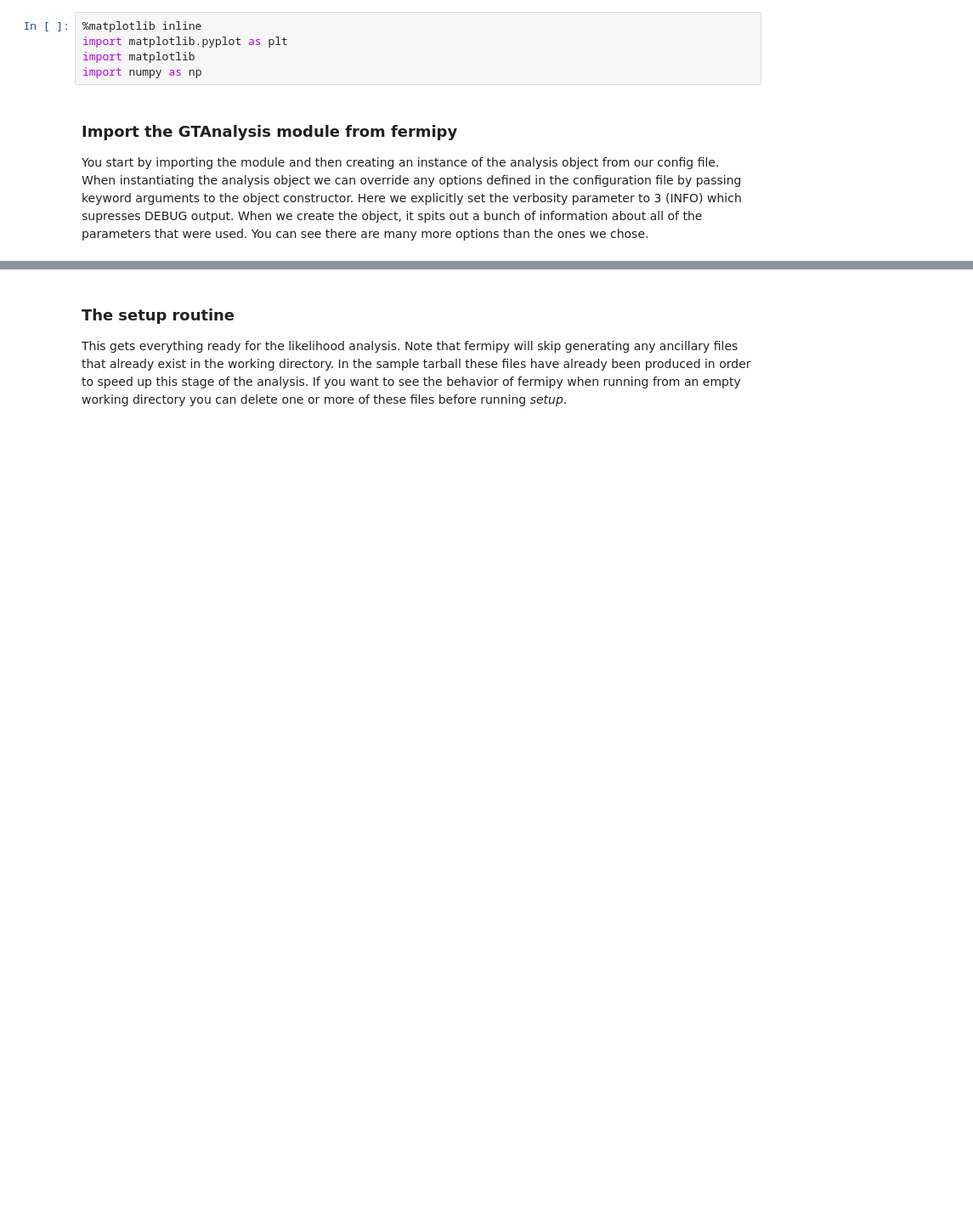
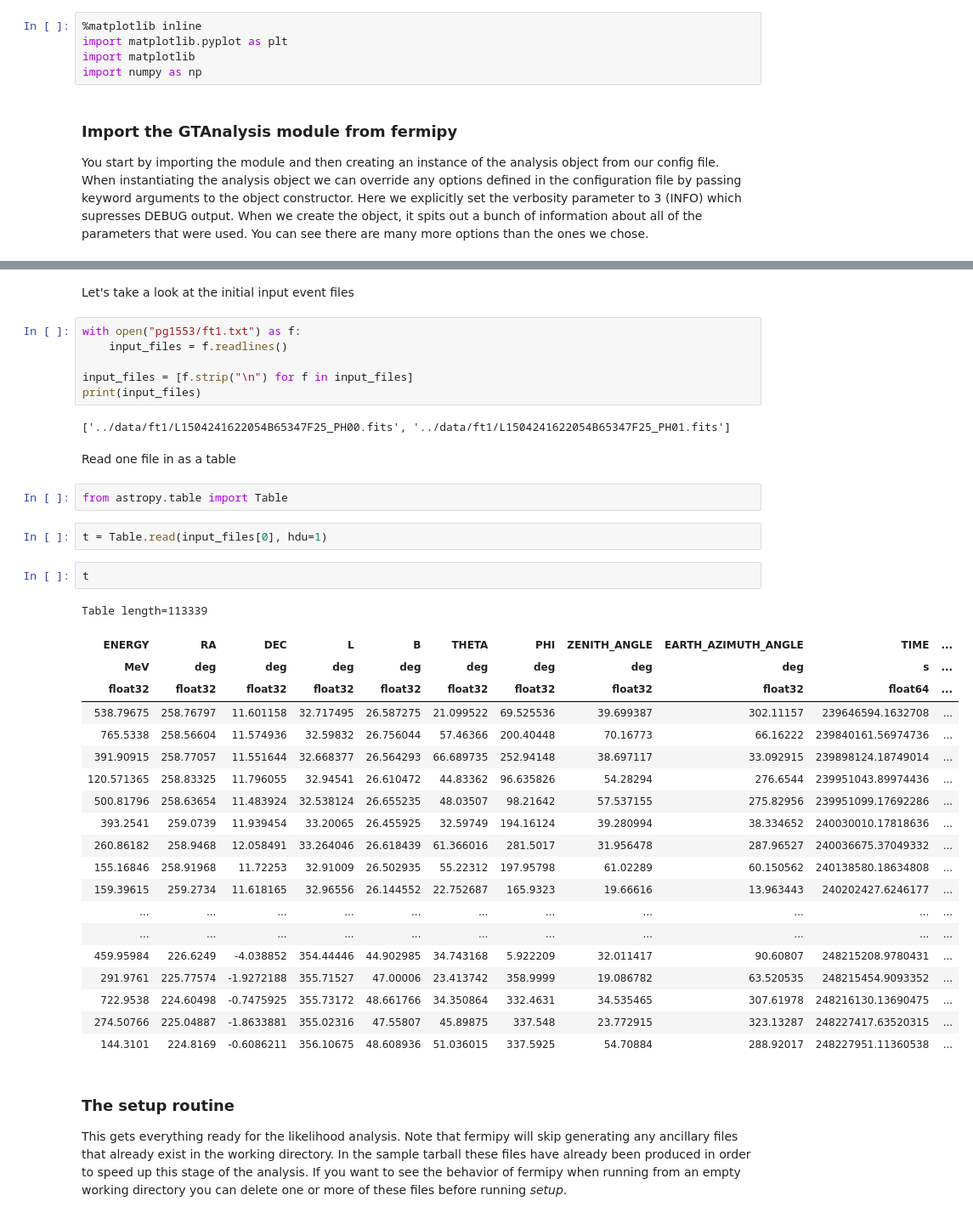
Before and after one commit to me-manu/fermipy-extra, a Jupyter notebook: notebooks/pg1553.ipynb, the cells around one changed output, grey strips where cells are left out. Shown: that part at 85% size. Saved outputs shown, nothing was run; the diff lists cells and outputs as text; blank space fills up the shorter version.

```diff
--- a/notebooks/pg1553.ipynb
+++ b/notebooks/pg1553.ipynb
@@ -119,6 +119,45 @@ WARNING: AstropyDeprecationWarning: astropy.extern.six will be removed in 4.0, u
 --------------------------------------------------------------------------------
 fermipy version v1.0.1
 ScienceTools version 2.0.18
+# %% [markdown]
+Let's take a look at the initial input event files
+# %%
+with open("pg1553/ft1.txt") as f:
+    input_files = f.readlines()
+
+input_files = [f.strip("\n") for f in input_files]
+print(input_files)
+# %% [output]
+['../data/ft1/L1504241622054B65347F25_PH00.fits', '../data/ft1/L1504241622054B65347F25_PH01.fits']
+# %% [markdown]
+Read one file in as a table
+# %%
+from astropy.table import Table
+# %%
+t = Table.read(input_files[0], hdu=1)
+# %%
+t
+# %% [output]
+Table length=113339
+| ENERGY | RA | DEC | L | B | THETA | PHI | ZENITH_ANGLE | EARTH_AZIMUTH_ANGLE | TIME | ... |
+| MeV | deg | deg | deg | deg | deg | deg | deg | deg | s | ... |
+| float32 | float32 | float32 | float32 | float32 | float32 | float32 | float32 | float32 | float64 | ... |
+| 538.79675 | 258.76797 | 11.601158 | 32.717495 | 26.587275 | 21.099522 | 69.525536 | 39.699387 | 302.11157 | 239646594.1632708 | ... |
+| 765.5338 | 258.56604 | 11.574936 | 32.59832 | 26.756044 | 57.46366 | 200.40448 | 70.16773 | 66.16222 | 239840161.56974736 | ... |
+| 391.90915 | 258.77057 | 11.551644 | 32.668377 | 26.564293 | 66.689735 | 252.94148 | 38.697117 | 33.092915 | 239898124.18749014 | ... |
+| 120.571365 | 258.83325 | 11.796055 | 32.94541 | 26.610472 | 44.83362 | 96.635826 | 54.28294 | 276.6544 | 239951043.89974436 | ... |
+| 500.81796 | 258.63654 | 11.483924 | 32.538124 | 26.655235 | 48.03507 | 98.21642 | 57.537155 | 275.82956 | 239951099.17692286 | ... |
+| 393.2541 | 259.0739 | 11.939454 | 33.20065 | 26.455925 | 32.59749 | 194.16124 | 39.280994 | 38.334652 | 240030010.17818636 | ... |
+| 260.86182 | 258.9468 | 12.058491 | 33.264046 | 26.618439 | 61.366016 | 281.5017 | 31.956478 | 287.96527 | 240036675.37049332 | ... |
+| 155.16846 | 258.91968 | 11.72253 | 32.91009 | 26.502935 | 55.22312 | 197.95798 | 61.02289 | 60.150562 | 240138580.18634808 | ... |
+| 159.39615 | 259.2734 | 11.618165 | 32.96556 | 26.144552 | 22.752687 | 165.9323 | 19.66616 | 13.963443 | 240202427.6246177 | ... |
+| ... | ... | ... | ... | ... | ... | ... | ... | ... | ... | ... |
+| ... | ... | ... | ... | ... | ... | ... | ... | ... | ... | ... |
+| 459.95984 | 226.6249 | -4.038852 | 354.44446 | 44.902985 | 34.743168 | 5.922209 | 32.011417 | 90.60807 | 248215208.9780431 | ... |
+| 291.9761 | 225.77574 | -1.9272188 | 355.71527 | 47.00006 | 23.413742 | 358.9999 | 19.086782 | 63.520535 | 248215454.9093352 | ... |
+| 722.9538 | 224.60498 | -0.7475925 | 355.73172 | 48.661766 | 34.350864 | 332.4631 | 34.535465 | 307.61978 | 248216130.13690475 | ... |
+| 274.50766 | 225.04887 | -1.8633881 | 355.02316 | 47.55807 | 45.89875 | 337.548 | 23.772915 | 323.13287 | 248227417.63520315 | ... |
+| 144.3101 | 224.8169 | -0.6086211 | 356.10675 | 48.608936 | 51.036015 | 337.5925 | 54.70884 | 288.92017 | 248227951.11360538 | ... |
 # %% [markdown]
 ### The setup routine
 
```
Also changed, not shown: parts of 2 cells of this notebook.
